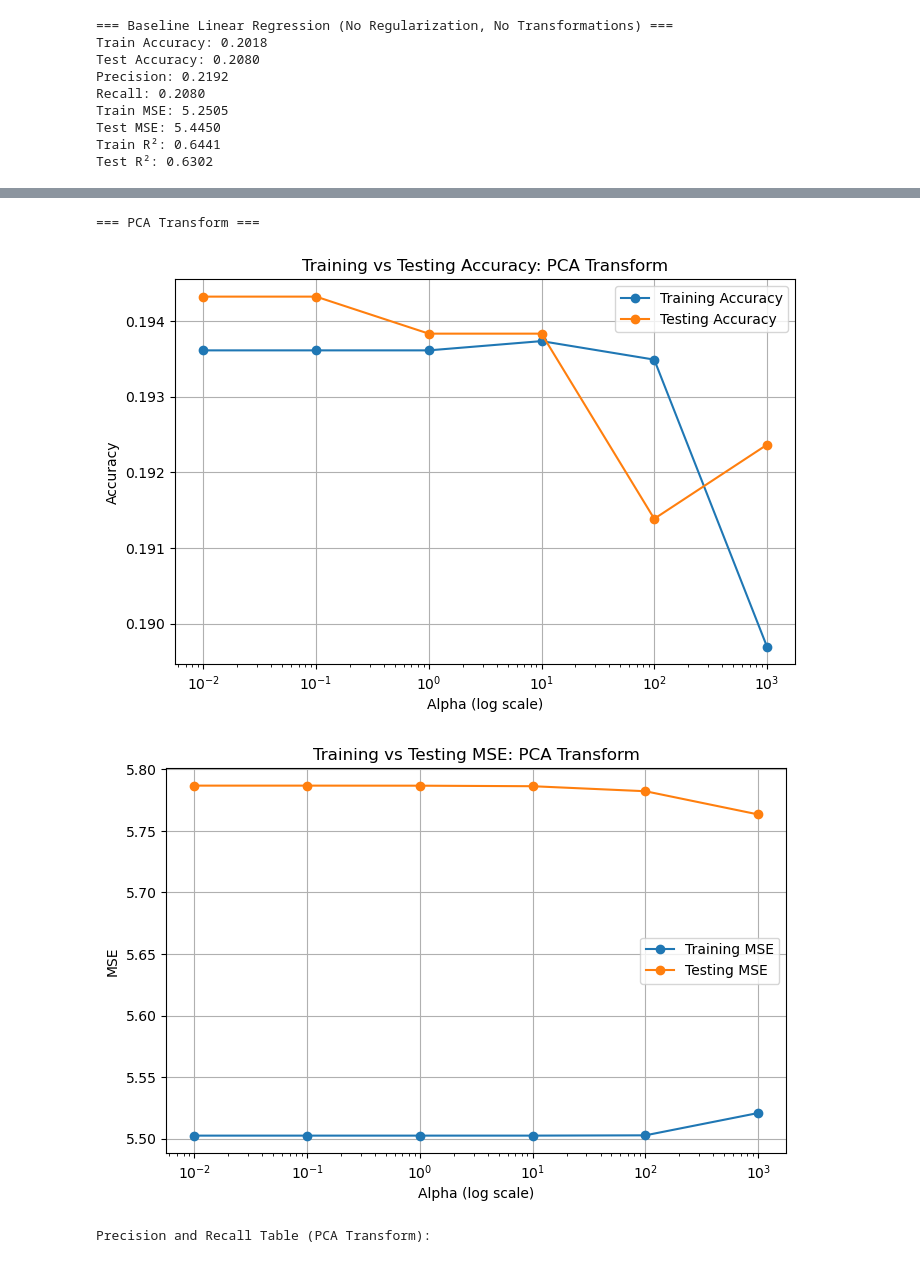
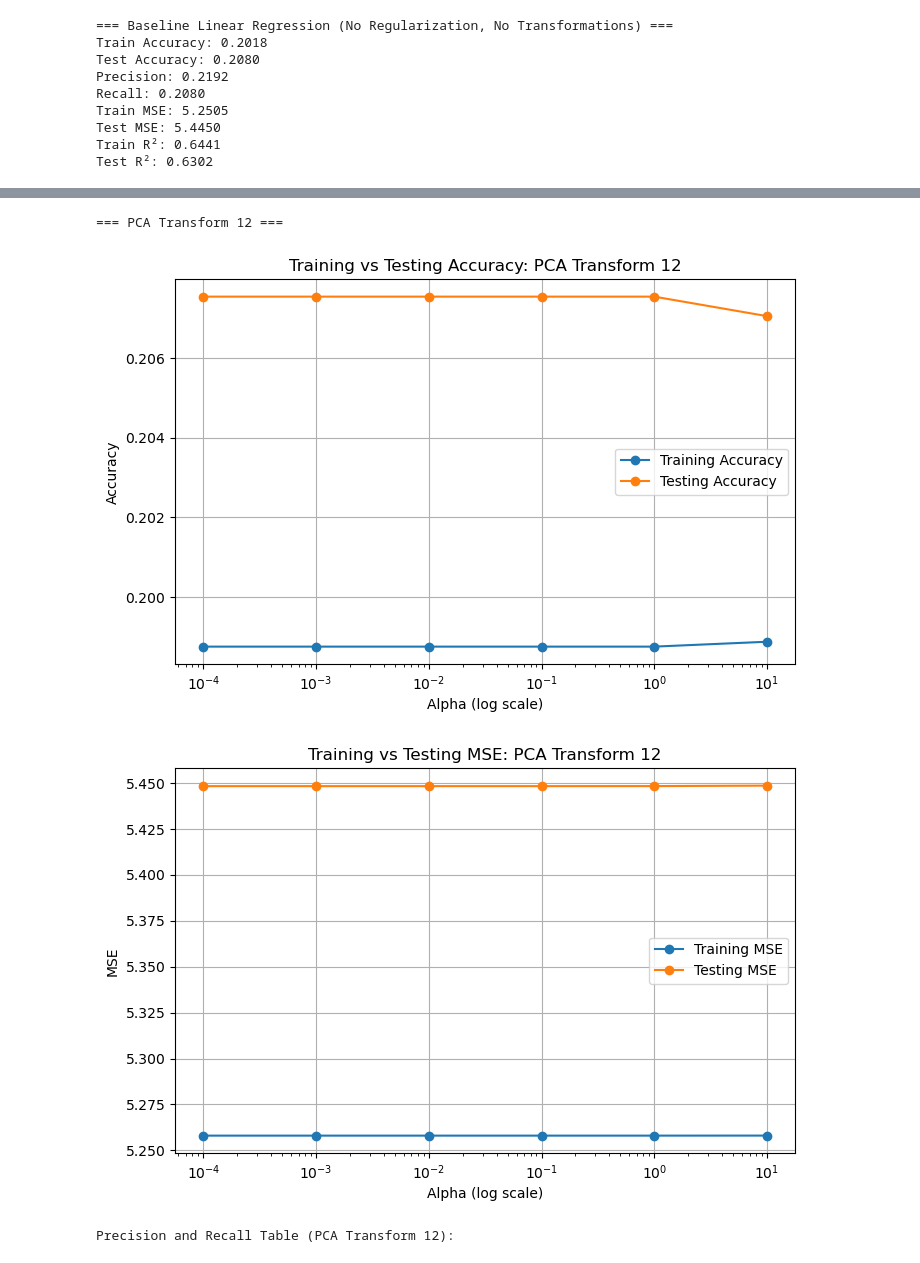
Before and after one commit to yuzukaR/ML_Final, a Jupyter notebook: linear.ipynb, the cells around one changed output, grey strips where cells are left out. Cells and saved outputs as stored; diff of their text form; code cells hidden in the pictures.

```diff
--- a/linear.ipynb
+++ b/linear.ipynb
@@ -1,5 +1,4 @@
 # %%
-# Setup
 import pandas as pd
 import numpy as np
 import matplotlib.pyplot as plt
@@ -8,15 +7,13 @@ from sklearn.decomposition import PCA
 from sklearn.linear_model import Ridge
 from sklearn.metrics import mean_squared_error, r2_score, accuracy_score, precision_score, recall_score
 
-# Load your data
 X_train_small = pd.read_csv('X_train.csv')  # sample training set
 X_test_scaled = pd.read_csv('X_test.csv')  # full test set
 y_train_small = pd.read_csv('y_train.csv').values.ravel()
 y_test = pd.read_csv('y_test.csv').values.ravel()
 
-# Regularization hyperparameters (lambda values)
-alpha_values = [0.01, 0.1, 1, 10, 100, 1000]
+# Regularization hyperparameters
+alpha_values = [0.001, 0.01, 0.1, 1, 10, 100]
 
-# Results storage
 ridge_results = []
 # %%
@@ -223,12 +235,12 @@ Precision and Recall Table (Log Transform):
 # %%
-pca = PCA(n_components=10)
+pca = PCA(n_components=12)
 X_train_pca = pca.fit_transform(X_train_small)
 X_test_pca = pca.transform(X_test_scaled)
 
-evaluate_ridge(X_train_pca, X_test_pca, 'PCA Transform')
+evaluate_ridge(X_train_pca, X_test_pca, 'PCA Transform 12')
 # %% [output]
-=== PCA Transform ===
+=== PCA Transform 12 ===
-[figure, old version]
+[figure, new version]
-[figure, old version]
+[figure, new version]
-Precision and Recall Table (PCA Transform):
+Precision and Recall Table (PCA Transform 12):
 |  | Alpha | Precision | Recall |
```
Also changed, not shown: parts of 10 cells of this notebook, 7 other files.
